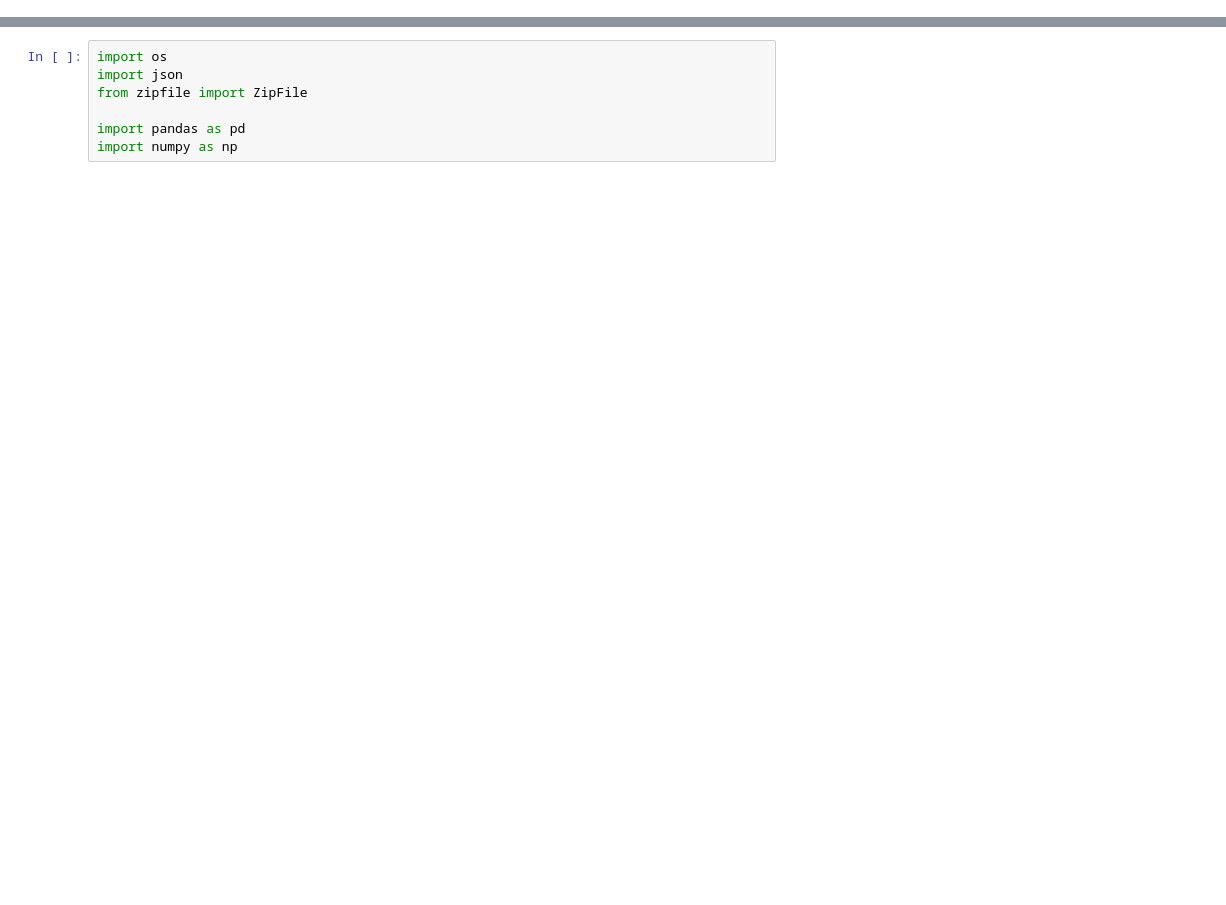
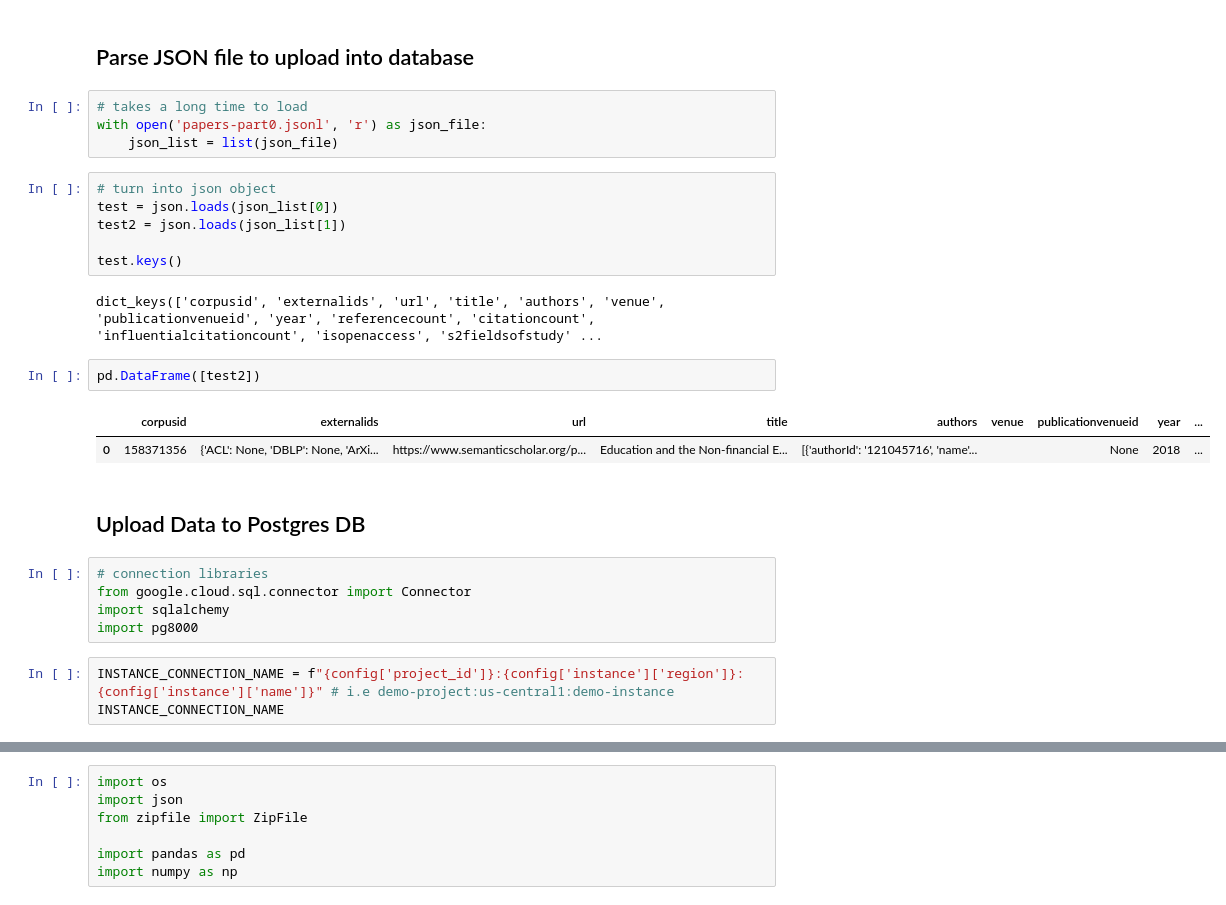
Before and after one commit to leen01/therapeutic-accelerator, a Jupyter notebook: db_work/data_parsing.ipynb, the cells around one changed output, grey strips where cells are left out. Drawn from its saved outputs; the diff is of its cells as text; blank space fills up the shorter version.

Commit message:
json downloaded

```diff
--- a/db_work/data_parsing.ipynb
+++ b/db_work/data_parsing.ipynb
@@ -0,0 +165,29 @@
+# %% [markdown]
+## Parse JSON file to upload into database
+# %%
+# takes a long time to load
+with open('papers-part0.jsonl', 'r') as json_file:
+    json_list = list(json_file)
+# %%
+# turn into json object
+test = json.loads(json_list[0])
+test2 = json.loads(json_list[1])
+
+test.keys()
+# %% [output]
+dict_keys(['corpusid', 'externalids', 'url', 'title', 'authors', 'venue', 'publicationvenueid', 'year', 'referencecount', 'citationcount', 'influentialcitationcount', 'isopenaccess', 's2fieldsofstudy' ...
+# %%
+pd.DataFrame([test2])
+# %% [output]
+|  | corpusid | externalids | url | title | authors | venue | publicationvenueid | year | ... |
+| 0 | 158371356 | {'ACL': None, 'DBLP': None, 'ArXi... | https://www.semanticscholar.org/p... | Education and the Non-financial E... | [{'authorId': '121045716', 'name'... |  | None | 2018 | ... |
+# %% [markdown]
+## Upload Data to Postgres DB
+# %%
+# connection libraries
+from google.cloud.sql.connector import Connector
+import sqlalchemy
+import pg8000
+# %%
+INSTANCE_CONNECTION_NAME = f"{config['project_id']}:{config['instance']['region']}:{config['instance']['name']}" # i.e demo-project:us-central1:demo-instance
+INSTANCE_CONNECTION_NAME
```
Also changed, not shown: parts of 35 cells of this notebook, 7 other files.
